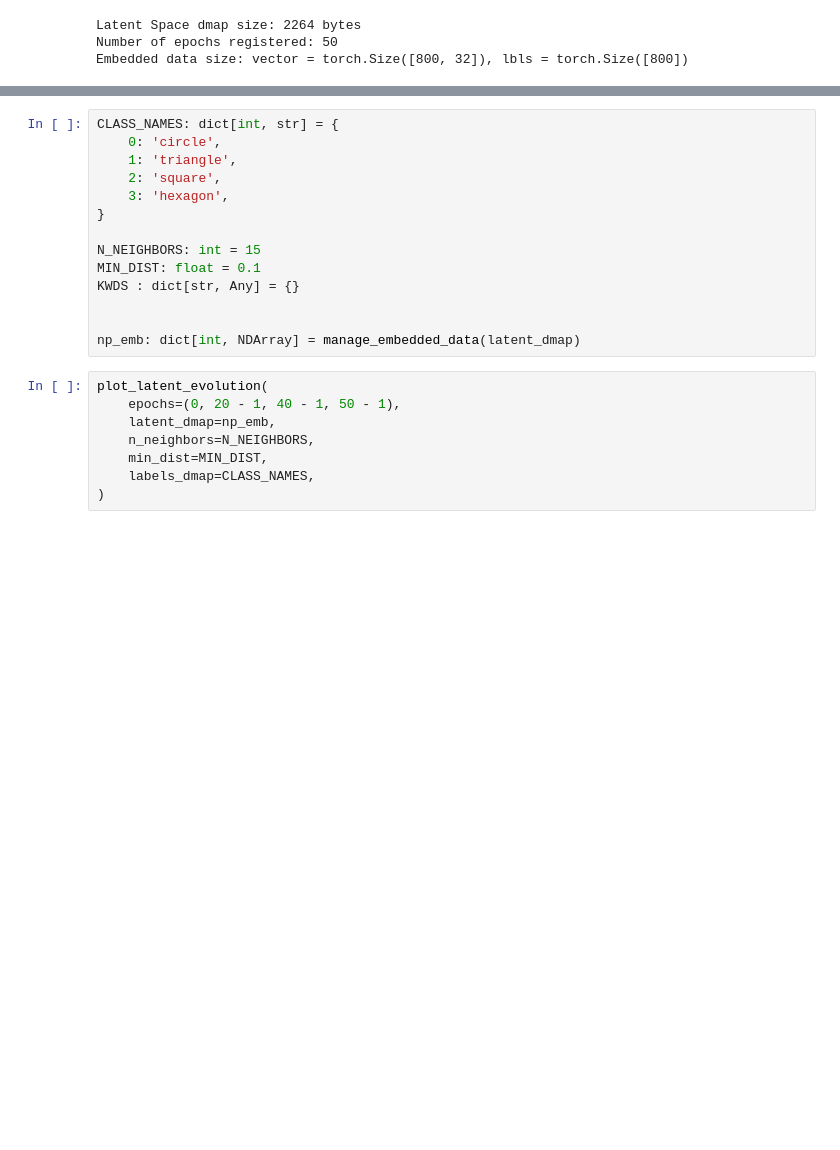
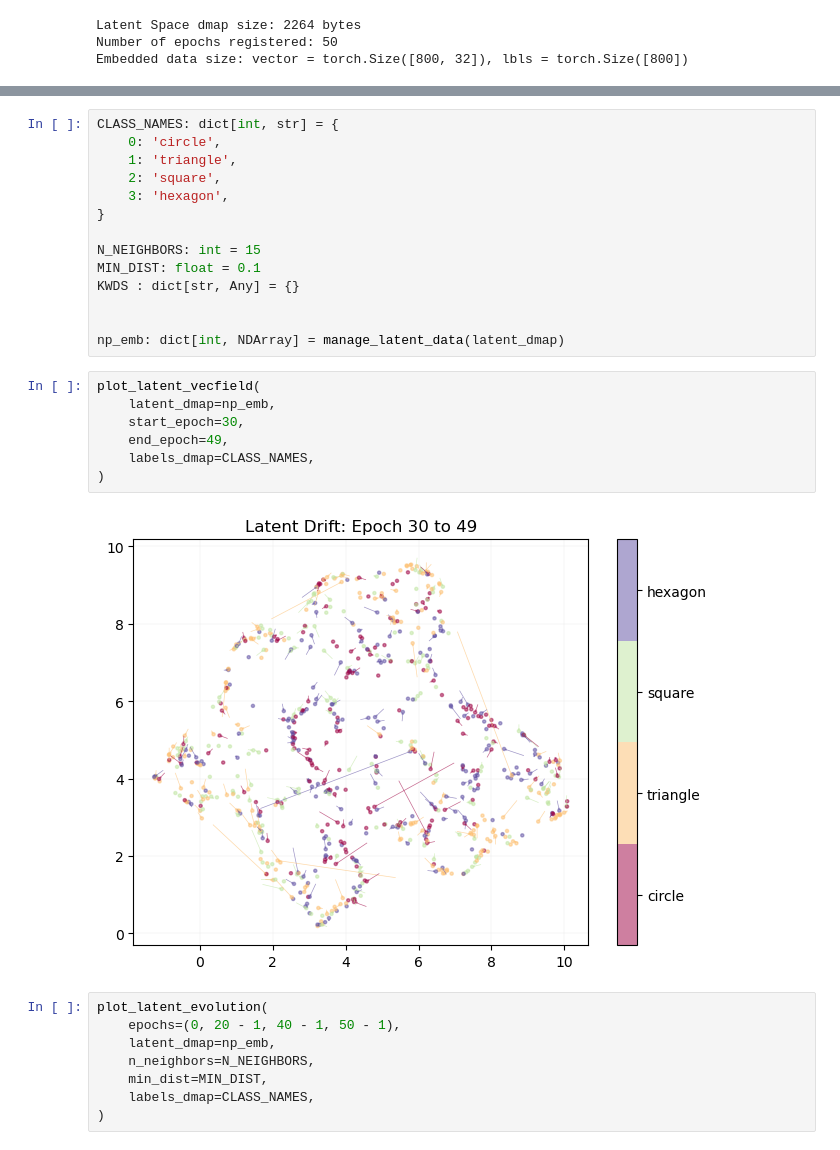
Before and after one commit to EdoardoGiancarli/LearningCodedMasks, a Jupyter notebook: SparkLab/demo_umap_latentSpaceVisualisation.ipynb, the cells around one changed output, grey strips where cells are left out. Drawn from its saved outputs; the diff is of its cells as text; blank space fills up the shorter version.

Commit message:
latent vector field evolution

```diff
--- a/SparkLab/demo_umap_latentSpaceVisualisation.ipynb
+++ b/SparkLab/demo_umap_latentSpaceVisualisation.ipynb
@@ -147,7 +196,16 @@ MIN_DIST: float = 0.1
 KWDS : dict[str, Any] = {}
 
 
-np_emb: dict[int, NDArray] = manage_embedded_data(latent_dmap)
+np_emb: dict[int, NDArray] = manage_latent_data(latent_dmap)
+# %%
+plot_latent_vecfield(
+    latent_dmap=np_emb,
+    start_epoch=30,
+    end_epoch=49,
+    labels_dmap=CLASS_NAMES,
+)
+# %% [output]
+[figure, added]
 # %%
 plot_latent_evolution(
     epochs=(0, 20 - 1, 40 - 1, 50 - 1),
```
Also changed, not shown: parts of 1 cell of this notebook.
